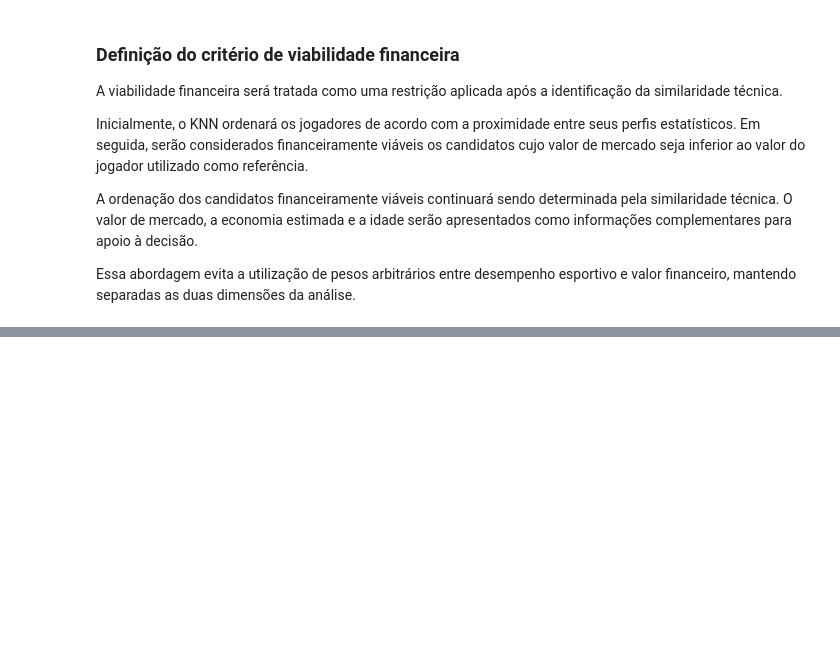
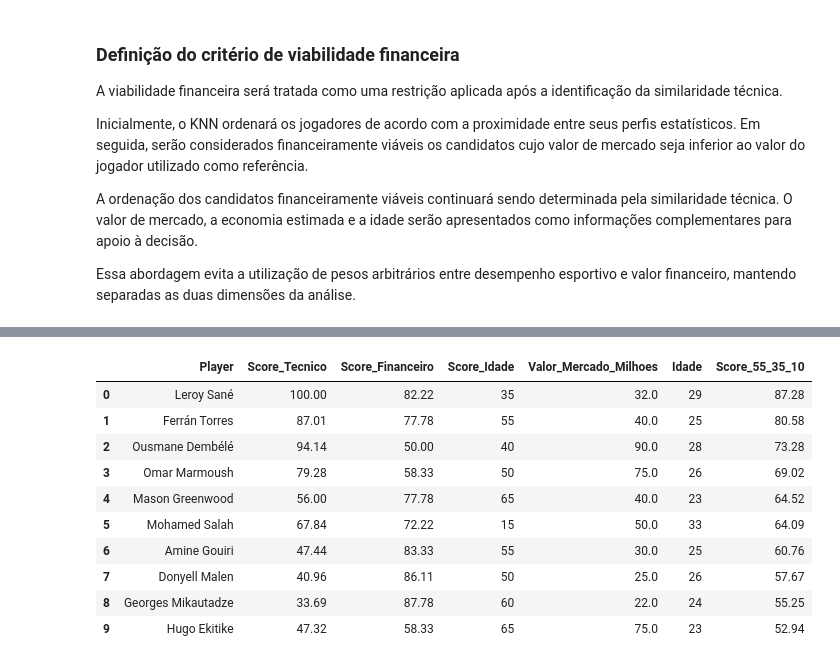
Before and after one commit to bmlogs64/TCC-Futebol-ML, a Jupyter notebook: TCC_Futebol.ipynb, the cells around one changed output, grey strips where cells are left out. Cells and saved outputs as stored; diff of their text form; code cells hidden in the pictures; blank space fills up the shorter version.

```diff
--- a/TCC_Futebol.ipynb
+++ b/TCC_Futebol.ipynb
@@ -8008,0 +8237,14 @@ for jogador, posicao in testes_modelo_final:
+# %%
+for posicao, modelo in (
+    modelos_knn_carregados.items()
+):
+
+    print(
+        posicao,
+        "| jogadores:",
+        len(modelo["dataframe"]),
+        "| features:",
+        len(modelo["features"]),
+        "| matriz:",
+        modelo["X"].shape
+    )
@@ -8008,0 +8860,69 @@ for jogador, posicao in testes_modelo_final:
+# %%
+resultados_sensibilidade = {}
+
+for jogador, posicao in testes_modelo_final:
+
+    resultado = recomendar_sensibilidade(
+        jogador=jogador,
+        posicao=posicao,
+        tamanho_pool=30
+    )
+
+    resultados_sensibilidade[
+        jogador
+    ] = resultado
+
+    print(
+        f"\n=============================="
+    )
+
+    print(
+        f"{jogador} | {posicao}"
+    )
+
+    print(
+        "=============================="
+    )
+
+    for titulo, coluna in [
+        (
+            "55% Técnico | 35% Financeiro | 10% Idade",
+            "Score_55_35_10"
+        ),
+        (
+            "60% Técnico | 30% Financeiro | 10% Idade",
+            "Score_60_30_10"
+        ),
+        (
+            "50% Técnico | 40% Financeiro | 10% Idade",
+            "Score_50_40_10"
+        )
+    ]:
+
+        print(
+            f"\n--- {titulo} ---"
+        )
+
+        display(
+            resultado[
+                [
+                    "Player",
+                    "Score_Tecnico",
+                    "Score_Financeiro",
+                    "Score_Idade",
+                    "Valor_Mercado_Milhoes",
+                    "Idade",
+                    coluna
+                ]
+            ]
+            .sort_values(
+                coluna,
+                ascending=False
+            )
+            .head(10)
+            .round(2)
+            .reset_index(
+                drop=True
+            )
+        )
+# %% [output]
@@ -8008,0 +8934,11 @@ for jogador, posicao in testes_modelo_final:
+|  | Player | Score_Tecnico | Score_Financeiro | Score_Idade | Valor_Mercado_Milhoes | Idade | Score_55_35_10 |
+| 0 | Leroy Sané | 100.00 | 82.22 | 35 | 32.0 | 29 | 87.28 |
+| 1 | Ferrán Torres | 87.01 | 77.78 | 55 | 40.0 | 25 | 80.58 |
+| 2 | Ousmane Dembélé | 94.14 | 50.00 | 40 | 90.0 | 28 | 73.28 |
+| 3 | Omar Marmoush | 79.28 | 58.33 | 50 | 75.0 | 26 | 69.02 |
+| 4 | Mason Greenwood | 56.00 | 77.78 | 65 | 40.0 | 23 | 64.52 |
+| 5 | Mohamed Salah | 67.84 | 72.22 | 15 | 50.0 | 33 | 64.09 |
+| 6 | Amine Gouiri | 47.44 | 83.33 | 55 | 30.0 | 25 | 60.76 |
+| 7 | Donyell Malen | 40.96 | 86.11 | 50 | 25.0 | 26 | 57.67 |
+| 8 | Georges Mikautadze | 33.69 | 87.78 | 60 | 22.0 | 24 | 55.25 |
+| 9 | Hugo Ekitike | 47.32 | 58.33 | 65 | 75.0 | 23 | 52.94 |
```
Also changed, not shown: parts of 40 cells of this notebook.
